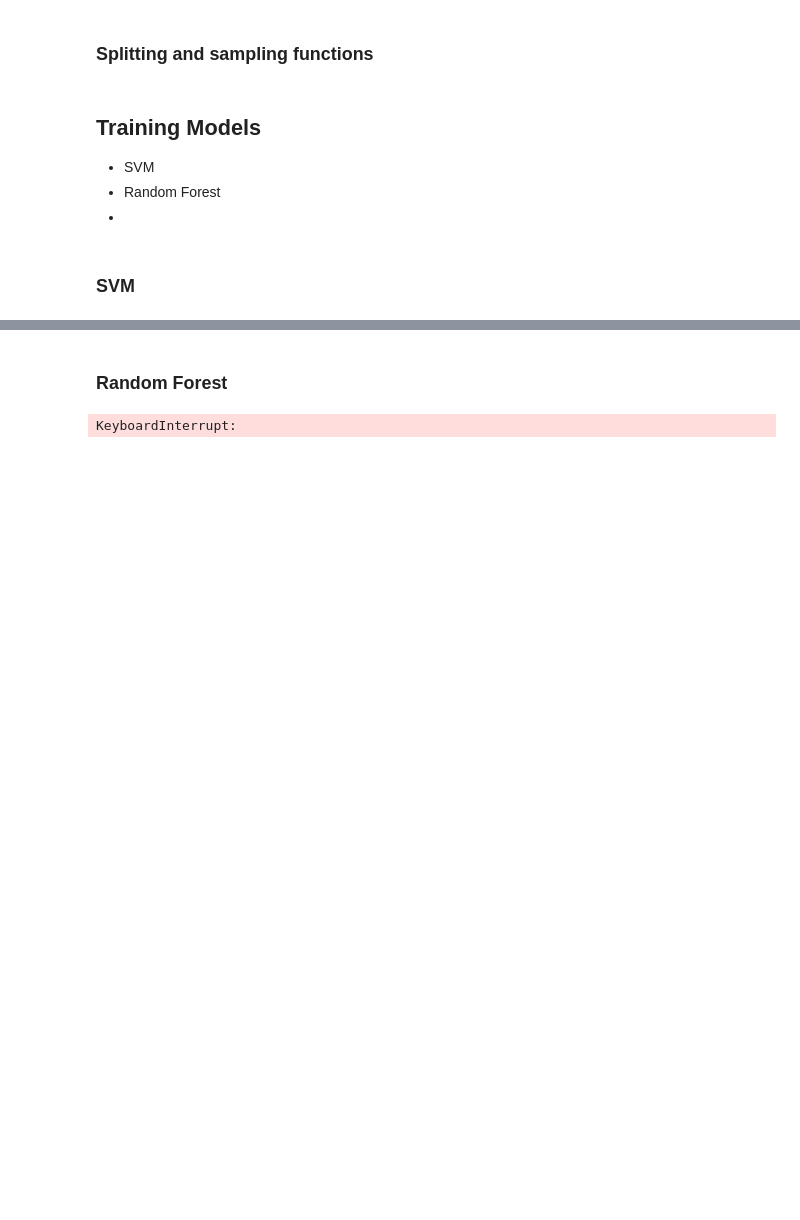
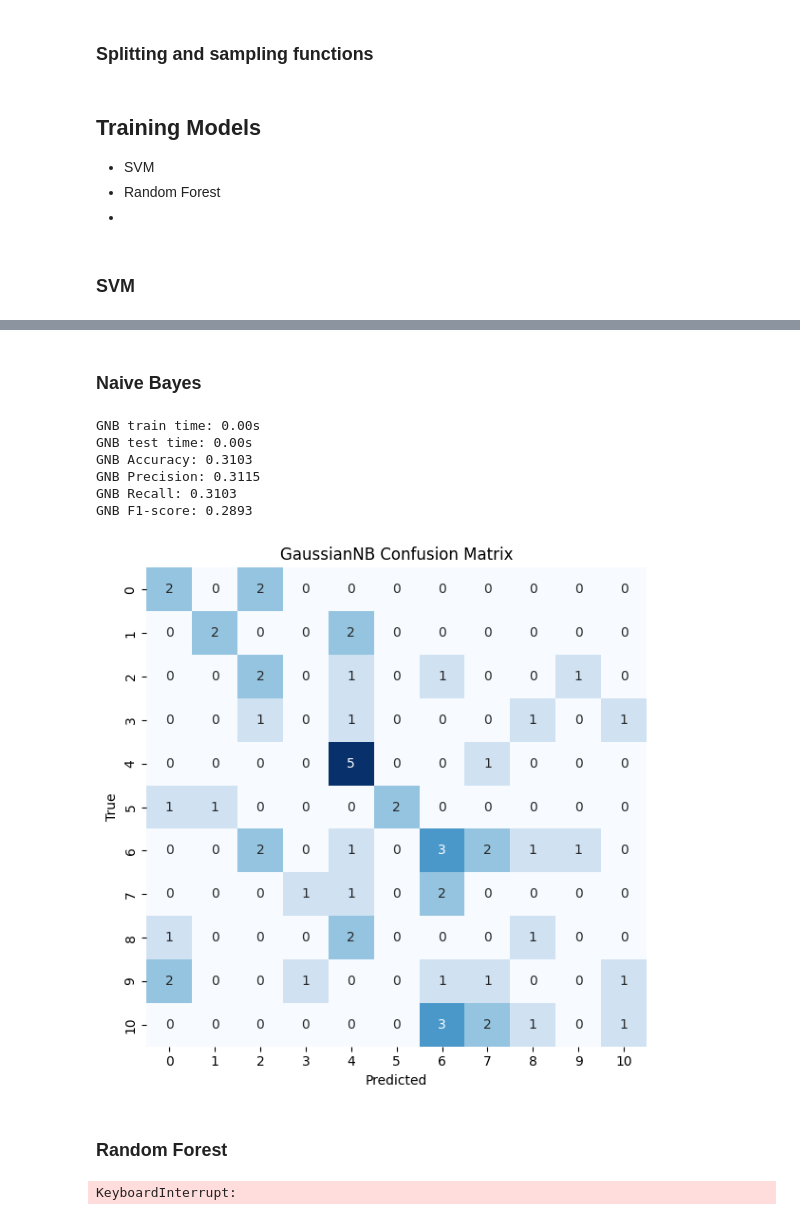
Before and after one commit to massmola/ml-assignments, a Jupyter notebook: Project/mlp-project.ipynb, the cells around one changed output, grey strips where cells are left out. Drawn from its saved outputs; the diff is of its cells as text; code cells hidden in the pictures; blank space fills up the shorter version.

Commit message:
bayes implemented

```diff
--- a/Project/mlp-project.ipynb
+++ b/Project/mlp-project.ipynb
@@ -634,3 +619,57 @@ sigmoid Accuracy: 0.2586
+# %% [markdown]
+### Naive Bayes
+# %%
+def train_GNB_model(X, y):
+
+    # Sample and clean
+    X_sampled, y_sampled = sample(X, y, 0.1)
+    X_sampled, y_sampled = remove_classes_under(X_sampled, y_sampled, min_instances=20)
+
+    # Split
+    X_train, y_train, X_test, y_test, X_val, y_val = split(X_sampled, y_sampled)
+
+    # Resample
+    smote = SMOTE(random_state=42, k_neighbors=2)
+    X_train, y_train = smote.fit_resample(X_train, y_train)
+
+    # Train model
+    model = GaussianNB()
+    start_train = time.time()
+    model.fit(X_train, y_train)
+    print(f"GNB train time: {time.time() - start_train:.2f}s")
+
+    # Predict
+    start_test = time.time()
+    y_pred = model.predict(X_test)
+    print(f"GNB test time: {time.time() - start_test:.2f}s")
+
+    # Accuracy
+    acc = accuracy_score(y_test, y_pred)
+    prec, rec, f1, _ = precision_recall_fscore_support(y_test, y_pred, average='weighted', zero_division=0)
+    print(f"GNB Accuracy: {acc:.4f}")
+    print(f"GNB Precision: {prec:.4f}")
+    print(f"GNB Recall: {rec:.4f}")
+    print(f"GNB F1-score: {f1:.4f}\n")
+
+    # Confusion matrix
+    cm = confusion_matrix(y_test, y_pred)
+    fig_cm, ax_cm = plt.subplots(figsize=(6, 6))
+    sns.heatmap(cm, annot=True, fmt='d', cmap='Blues', ax=ax_cm, cbar=False)
+    ax_cm.set_title("GaussianNB Confusion Matrix")
+    ax_cm.set_xlabel("Predicted")
+    ax_cm.set_ylabel("True")
+    plt.tight_layout()
+    plt.show()
+
+train_GNB_model(X, y)
+# %% [output]
+GNB train time: 0.00s
+GNB test time: 0.00s
+GNB Accuracy: 0.3103
+GNB Precision: 0.3115
+GNB Recall: 0.3103
+GNB F1-score: 0.2893
+[figure, added]
 # %% [markdown]
 ### Random Forest
 # %%
```
Also changed, not shown: parts of 2 cells of this notebook.
